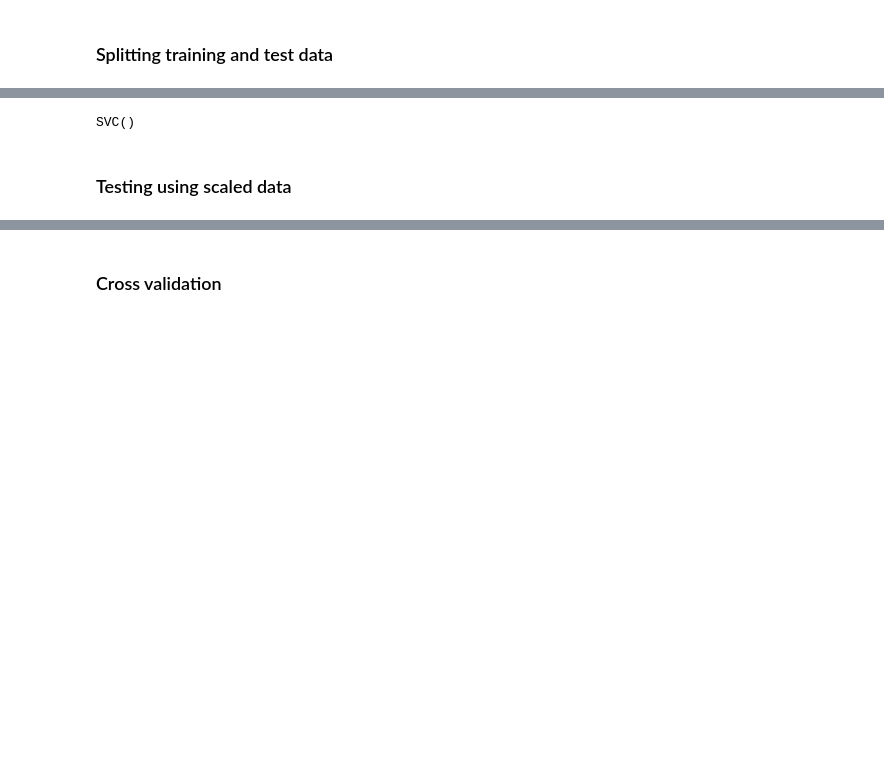
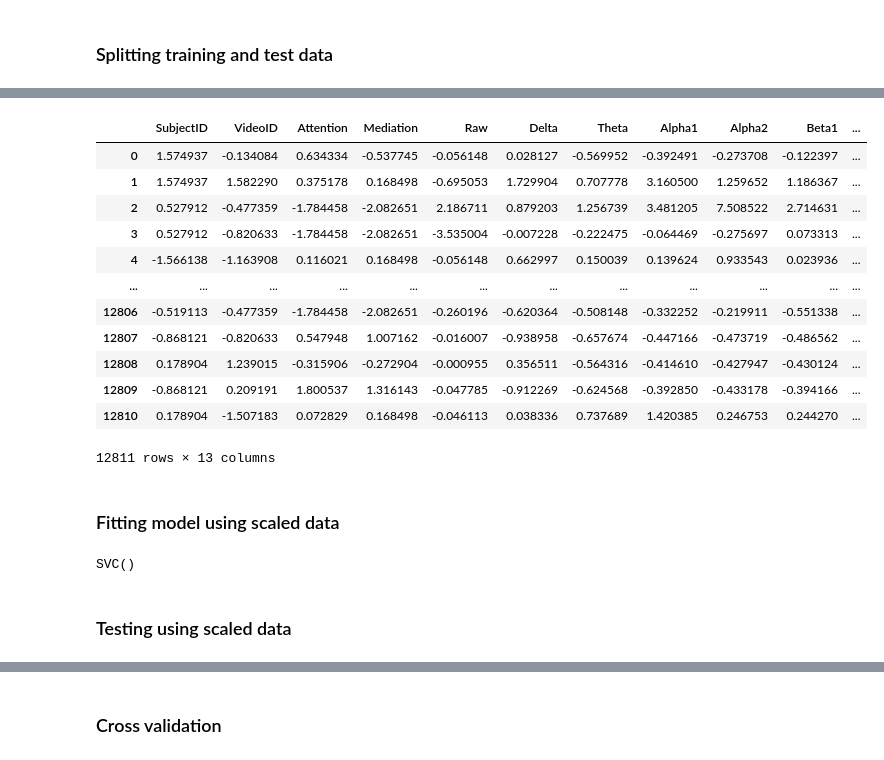
Before and after one commit to Subasree-Vivekanandan/Student-Attention-detection-using-EEG, a Jupyter notebook: models/SVM for eeg.ipynb, the cells around one changed output, grey strips where cells are left out. Cells and saved outputs as stored; diff of their text form; code cells hidden in the pictures; blank space fills up the shorter version.

```diff
--- a/models/SVM for eeg.ipynb
+++ b/models/SVM for eeg.ipynb
@@ -99,3 +97,21 @@ data_scaled
+# %%
+X_scaled
+# %% [output]
+|  | SubjectID | VideoID | Attention | Mediation | Raw | Delta | Theta | Alpha1 | Alpha2 | Beta1 | ... |
+| 0 | 1.574937 | -0.134084 | 0.634334 | -0.537745 | -0.056148 | 0.028127 | -0.569952 | -0.392491 | -0.273708 | -0.122397 | ... |
+| 1 | 1.574937 | 1.582290 | 0.375178 | 0.168498 | -0.695053 | 1.729904 | 0.707778 | 3.160500 | 1.259652 | 1.186367 | ... |
+| 2 | 0.527912 | -0.477359 | -1.784458 | -2.082651 | 2.186711 | 0.879203 | 1.256739 | 3.481205 | 7.508522 | 2.714631 | ... |
+| 3 | 0.527912 | -0.820633 | -1.784458 | -2.082651 | -3.535004 | -0.007228 | -0.222475 | -0.064469 | -0.275697 | 0.073313 | ... |
+| 4 | -1.566138 | -1.163908 | 0.116021 | 0.168498 | -0.056148 | 0.662997 | 0.150039 | 0.139624 | 0.933543 | 0.023936 | ... |
+| ... | ... | ... | ... | ... | ... | ... | ... | ... | ... | ... | ... |
+| 12806 | -0.519113 | -0.477359 | -1.784458 | -2.082651 | -0.260196 | -0.620364 | -0.508148 | -0.332252 | -0.219911 | -0.551338 | ... |
+| 12807 | -0.868121 | -0.820633 | 0.547948 | 1.007162 | -0.016007 | -0.938958 | -0.657674 | -0.447166 | -0.473719 | -0.486562 | ... |
+| 12808 | 0.178904 | 1.239015 | -0.315906 | -0.272904 | -0.000955 | 0.356511 | -0.564316 | -0.414610 | -0.427947 | -0.430124 | ... |
+| 12809 | -0.868121 | 0.209191 | 1.800537 | 1.316143 | -0.047785 | -0.912269 | -0.624568 | -0.392850 | -0.433178 | -0.394166 | ... |
+| 12810 | 0.178904 | -1.507183 | 0.072829 | 0.168498 | -0.046113 | 0.038336 | 0.737689 | 1.420385 | 0.246753 | 0.244270 | ... |
+12811 rows × 13 columns
+# %% [markdown]
+### Fitting model using scaled data
 # %%
 from sklearn.svm import SVC
 
@@ -106,8 +122,8 @@ classifier = SVC(kernel="rbf")
 classifier.fit(X_train_scaled,y_train)
 # %% [output]
 SVC()
-# %% [markdown]
-### Testing using scaled data
+# %% [markdown]
+### Testing using scaled data
 # %%
 classifier.score(X_test_scaled,y_test)
 # %% [output]
```
Also changed, not shown: parts of 32 cells of this notebook.
